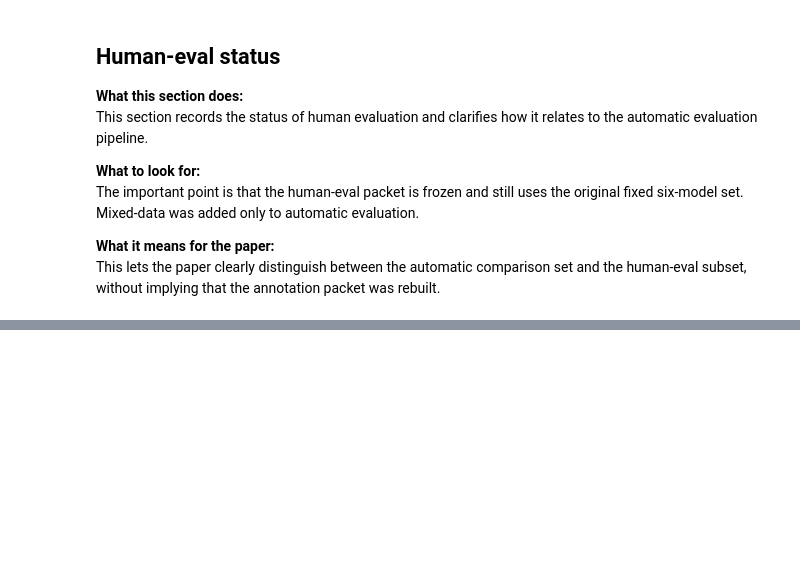
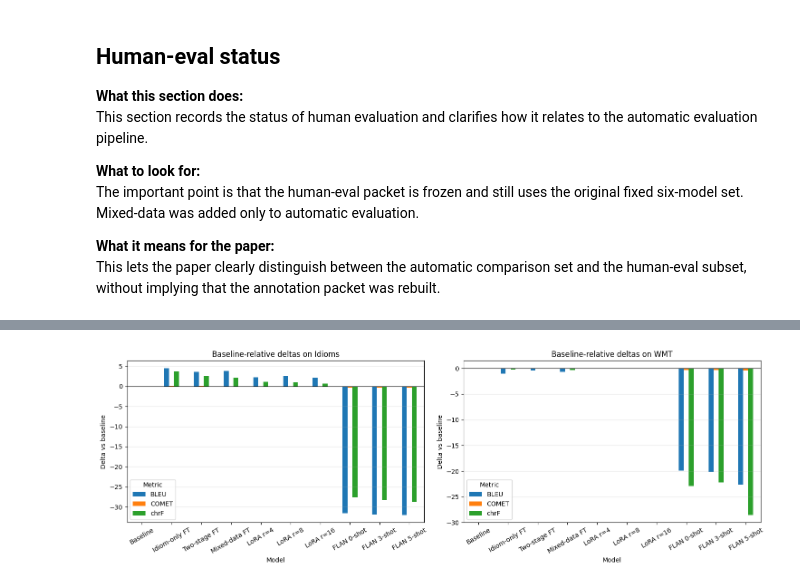
Before and after one commit to auntiepersilla/Idiom_Aware_MT_Finetuning_EN-DE, a Jupyter notebook: notebooks/11_analysis_comet_pipeline.ipynb, the cells around one changed output, grey strips where cells are left out. Saved outputs shown, nothing was run; the diff lists cells and outputs as text; code cells hidden in the pictures; blank space fills up the shorter version.

Commit message:
updated with supporting figures for paper

```diff
--- a/notebooks/11_analysis_comet_pipeline.ipynb
+++ b/notebooks/11_analysis_comet_pipeline.ipynb
@@ -1227,0 +1439,96 @@ This lets the paper clearly distinguish between the automatic comparison set and
+# %%
+
+import matplotlib.pyplot as plt
+
+# Figure-ready long-format deltas for barplots
+paper_plot_model_deltas = paper_tradeoff_long[[
+    'model', 'split',
+    'delta_bleu_vs_baseline',
+    'delta_chrf_vs_baseline',
+    'delta_comet_vs_baseline'
+]].melt(
+    id_vars=['model', 'split'],
+    value_vars=[
+        'delta_bleu_vs_baseline',
+        'delta_chrf_vs_baseline',
+        'delta_comet_vs_baseline'
+    ],
+    var_name='metric',
+    value_name='delta_vs_baseline'
+)
+
+paper_plot_model_deltas['metric'] = paper_plot_model_deltas['metric'].map({
+    'delta_bleu_vs_baseline': 'BLEU',
+    'delta_chrf_vs_baseline': 'chrF',
+    'delta_comet_vs_baseline': 'COMET',
+})
+paper_plot_model_deltas['model'] = pd.Categorical(paper_plot_model_deltas['model'], categories=MODEL_ORDER, ordered=True)
+paper_plot_model_deltas['split'] = pd.Categorical(paper_plot_model_deltas['split'], categories=['Idioms', 'WMT'], ordered=True)
+
+# Figure-ready COMET tradeoff data
+paper_plot_tradeoff_comet = (
+    analysis_display.pivot(index='model', columns='split', values='comet_mean')
+    .reset_index()
+)
+paper_plot_tradeoff_comet['idioms_delta_vs_baseline'] = (
+    paper_plot_tradeoff_comet['Idioms']
+    - paper_plot_tradeoff_comet.loc[paper_plot_tradeoff_comet['model'] == 'Baseline', 'Idioms'].iloc[0]
+)
+paper_plot_tradeoff_comet['wmt_delta_vs_baseline'] = (
+    paper_plot_tradeoff_comet['WMT']
+    - paper_plot_tradeoff_comet.loc[paper_plot_tradeoff_comet['model'] == 'Baseline', 'WMT'].iloc[0]
+)
+paper_plot_tradeoff_comet['model'] = pd.Categorical(paper_plot_tradeoff_comet['model'], categories=MODEL_ORDER, ordered=True)
+paper_plot_tradeoff_comet = paper_plot_tradeoff_comet.sort_values('model').reset_index(drop=True)
+
+# Figure 1: baseline-relative model deltas by metric and split
+fig, axes = plt.subplots(1, 2, figsize=(15, 5), sharey=False)
+
+for ax, split_name in zip(axes, ['Idioms', 'WMT']):
+    split_df = paper_plot_model_deltas[paper_plot_model_deltas['split'] == split_name].pivot(
+        index='model', columns='metric', values='delta_vs_baseline'
+    ).reindex(MODEL_ORDER)
+    split_df.plot(kind='bar', ax=ax, rot=30)
+    ax.set_title(f'Baseline-relative deltas on {split_name}')
+    ax.set_xlabel('Model')
+    ax.set_ylabel('Delta vs baseline')
+    ax.axhline(0, color='black', linewidth=0.8)
+    ax.grid(axis='y', alpha=0.3)
+    ax.legend(title='Metric')
+
+plt.tight_layout()
+paper_figure_model_deltas_path = PAPER_EXPORT_DIR / 'paper_figure_model_deltas.png'
+try:
+    plt.savefig(paper_figure_model_deltas_path, dpi=200, bbox_inches='tight')
+    print('Wrote figure:', paper_figure_model_deltas_path)
+except Exception as e:
+    print('FAILED figure export:', paper_figure_model_deltas_path)
+    print(' ', e)
+plt.show()
+
+# Figure 2: COMET idioms-vs-WMT tradeoff
+fig, ax = plt.subplots(figsize=(8, 6))
+ax.scatter(
+    paper_plot_tradeoff_comet['wmt_delta_vs_baseline'],
+    paper_plot_tradeoff_comet['idioms_delta_vs_baseline']
+)
+
+for _, row in paper_plot_tradeoff_comet.iterrows():
+    ax.annotate(row['model'], (row['wmt_delta_vs_baseline'], row['idioms_delta_vs_baseline']), fontsize=8)
+
+ax.axhline(0, color='black', linewidth=0.8)
+ax.axvline(0, color='black', linewidth=0.8)
+ax.set_xlabel('WMT COMET delta vs baseline')
+ax.set_ylabel('Idioms COMET delta vs baseline')
+ax.set_title('COMET tradeoff view: idioms vs general-domain performance')
+ax.grid(alpha=0.3)
+plt.tight_layout()
+paper_figure_tradeoff_comet_path = PAPER_EXPORT_DIR / 'paper_figure_tradeoff_comet.png'
+try:
+    plt.savefig(paper_figure_tradeoff_comet_path, dpi=200, bbox_inches='tight')
+    print('Wrote figure:', paper_figure_tradeoff_comet_path)
+except Exception as e:
+    print('FAILED figure export:', paper_figure_tradeoff_comet_path)
+    print(' ', e)
+plt.show()
+# %% [output]
@@ -1227,0 +1536 @@ This lets the paper clearly distinguish between the automatic comparison set and
+[figure, added]
```
Also changed, not shown: parts of 12 cells of this notebook.
